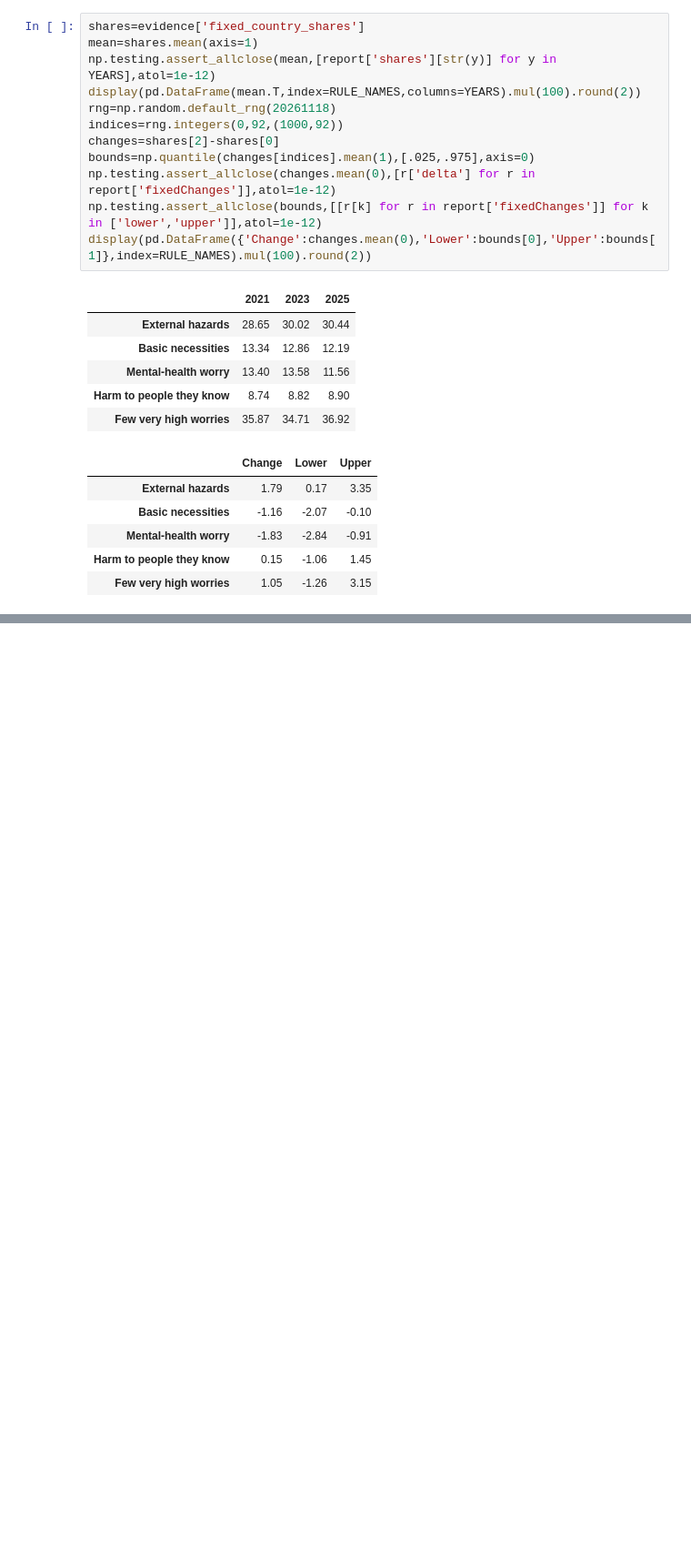
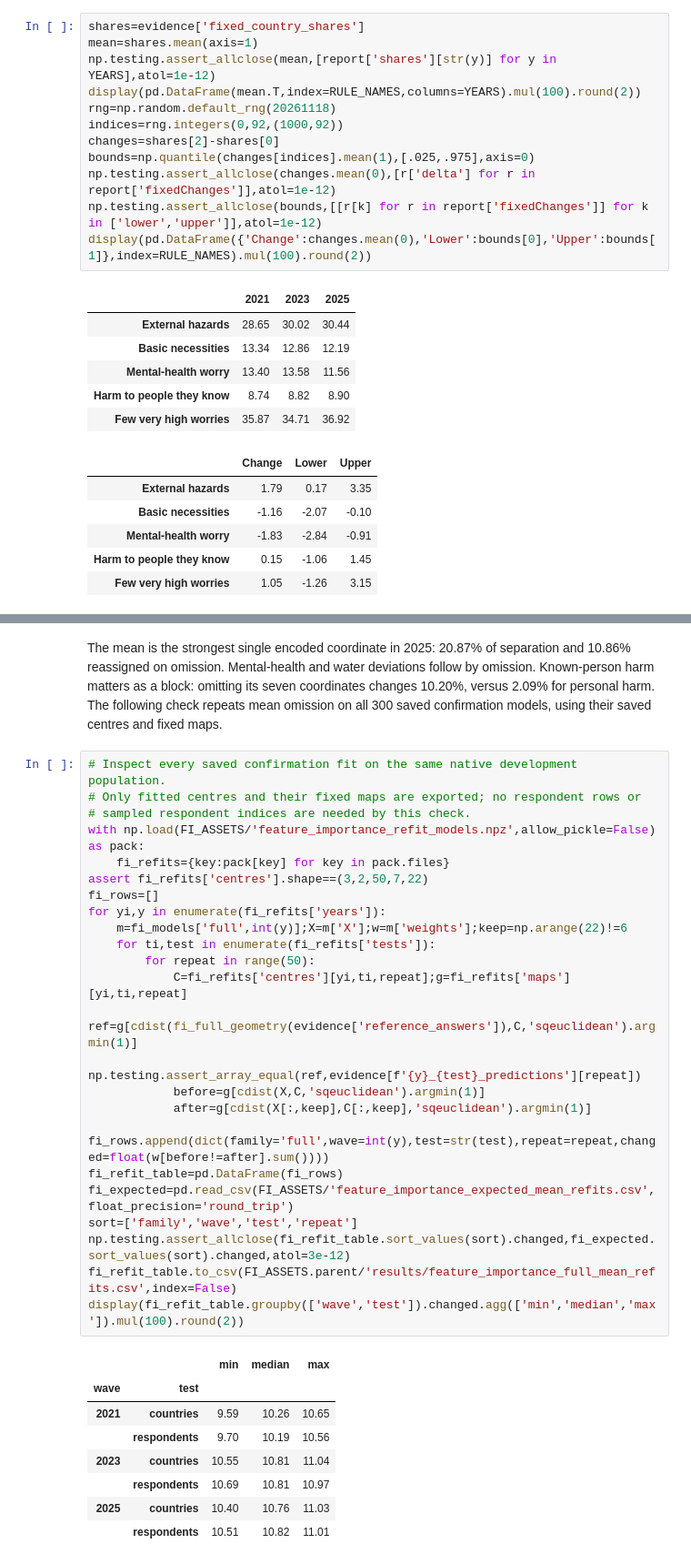
Before and after one commit to ionpetre/WRP-dataset, a Jupyter notebook: paper/wrp_shared_five_clusters.ipynb, the cells around one changed output, grey strips where cells are left out. Shown at 91% size. Drawn from its saved outputs; the diff is of its cells as text; blank space fills up the shorter version.

```diff
--- a/paper/wrp_shared_five_clusters.ipynb
+++ b/paper/wrp_shared_five_clusters.ipynb
@@ -419,0 +633,35 @@ display(pd.DataFrame({'Change':changes.mean(0),'Lower':bounds[0],'Upper':bounds[
+# %% [markdown]
+The mean is the strongest single encoded coordinate in 2025: 20.87% of separation and 10.86% reassigned on omission. Mental-health and water deviations follow by omission. Known-person harm matters as a block: omitting its seven coordinates changes 10.20%, versus 2.09% for personal harm. The following check repeats mean omission on all 300 saved confirmation models, using their saved centres and fixed maps.
+# %%
+# Inspect every saved confirmation fit on the same native development population.
+# Only fitted centres and their fixed maps are exported; no respondent rows or
+# sampled respondent indices are needed by this check.
+with np.load(FI_ASSETS/'feature_importance_refit_models.npz',allow_pickle=False) as pack:
+    fi_refits={key:pack[key] for key in pack.files}
+assert fi_refits['centres'].shape==(3,2,50,7,22)
+fi_rows=[]
+for yi,y in enumerate(fi_refits['years']):
+    m=fi_models['full',int(y)];X=m['X'];w=m['weights'];keep=np.arange(22)!=6
+    for ti,test in enumerate(fi_refits['tests']):
+        for repeat in range(50):
+            C=fi_refits['centres'][yi,ti,repeat];g=fi_refits['maps'][yi,ti,repeat]
+            ref=g[cdist(fi_full_geometry(evidence['reference_answers']),C,'sqeuclidean').argmin(1)]
+            np.testing.assert_array_equal(ref,evidence[f'{y}_{test}_predictions'][repeat])
+            before=g[cdist(X,C,'sqeuclidean').argmin(1)]
+            after=g[cdist(X[:,keep],C[:,keep],'sqeuclidean').argmin(1)]
+            fi_rows.append(dict(family='full',wave=int(y),test=str(test),repeat=repeat,changed=float(w[before!=after].sum())))
+fi_refit_table=pd.DataFrame(fi_rows)
+fi_expected=pd.read_csv(FI_ASSETS/'feature_importance_expected_mean_refits.csv',float_precision='round_trip')
+sort=['family','wave','test','repeat']
+np.testing.assert_allclose(fi_refit_table.sort_values(sort).changed,fi_expected.sort_values(sort).changed,atol=3e-12)
+fi_refit_table.to_csv(FI_ASSETS.parent/'results/feature_importance_full_mean_refits.csv',index=False)
+display(fi_refit_table.groupby(['wave','test']).changed.agg(['min','median','max']).mul(100).round(2))
+# %% [output]
+|  |  | min | median | max |
+| wave | test |  |  |  |
+| 2021 | countries | 9.59 | 10.26 | 10.65 |
+|  | respondents | 9.70 | 10.19 | 10.56 |
+| 2023 | countries | 10.55 | 10.81 | 11.04 |
+|  | respondents | 10.69 | 10.81 | 10.97 |
+| 2025 | countries | 10.40 | 10.76 | 11.03 |
+|  | respondents | 10.51 | 10.82 | 11.01 |
```
Also changed, not shown: parts of 3 cells of this notebook, 26 other files.
